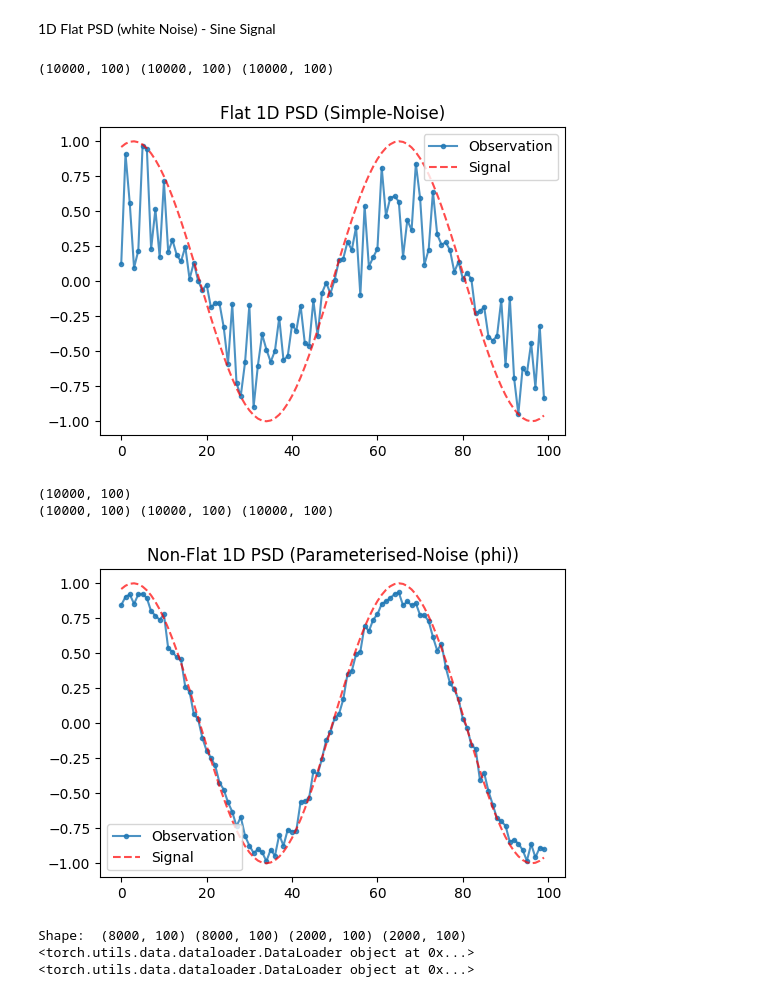
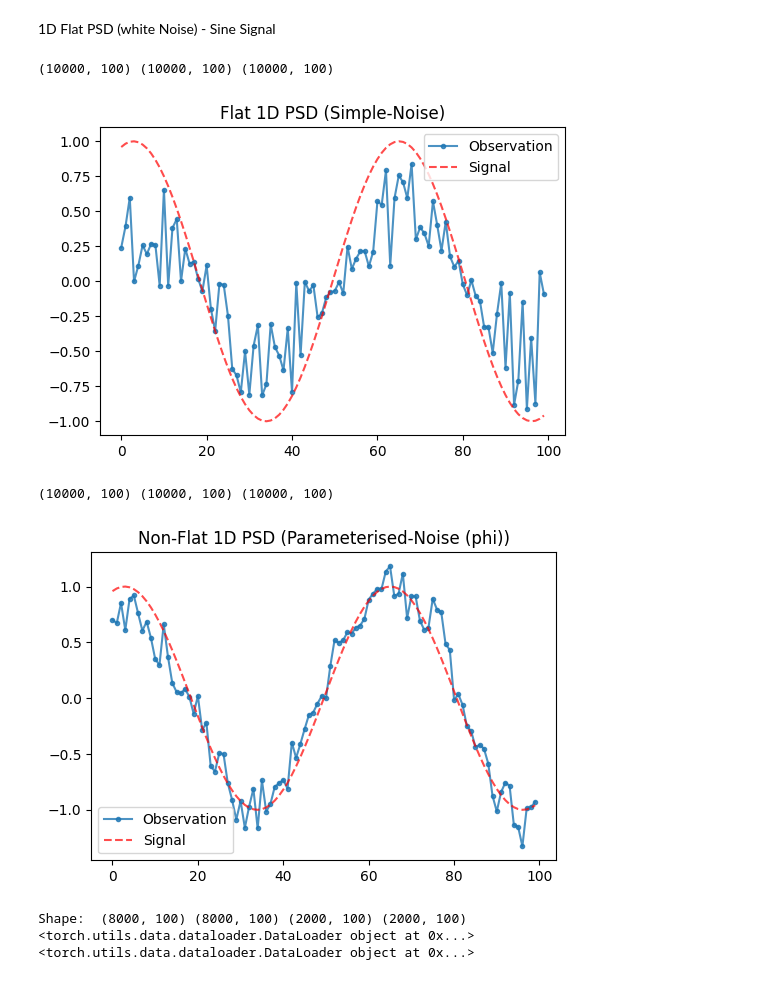
Before and after one commit to AlikMon88/Gibbs-Diff, a Jupyter notebook: unit_main_gibbs.ipynb, the cells around one changed output. Saved outputs shown, nothing was run; the diff lists cells and outputs as text; code cells hidden in the pictures.

```diff
--- a/unit_main_gibbs.ipynb
+++ b/unit_main_gibbs.ipynb
@@ -104,7 +104,7 @@ n_samples = 10000 ## num of samples
 n_depth = 100 ## sequence-length
 rn = random.randint(0, n_samples)
 
-observation, signal, noise = create_1d_data(n_samples=n_samples, n_depth=n_depth, phi = 1.0)
+observation, signal, noise = create_1d_data(n_samples=n_samples, n_depth=n_depth)
 print(observation.shape, signal.shape, noise.shape)
 
 plt.figure(figsize=(6, 4))
@@ -116,22 +116,21 @@ plt.legend()
 plt.show()
 # %% [output]
 (10000, 100) (10000, 100) (10000, 100)
-[figure, old version]
+[figure, new version]
 # %%
-observation, signal, noise = create_1d_data_colored(n_samples=n_samples, n_depth=n_depth, phi=1.0, decay=0.1, sigma=0.4)
+observation, signal, noise = create_1d_data_colored(n_samples=n_samples, n_depth=n_depth, phi=-1.0, decay=1.0, sigma=0.2)
 print(observation.shape, signal.shape, noise.shape)
 
 plt.figure(figsize=(6, 4))
 
 plt.plot(observation[rn], label="Observation", alpha=0.8, marker='.')
 plt.plot(signal[rn], label="Signal", linestyle="dashed", alpha=0.7, color = 'red')
 plt.title('Non-Flat 1D PSD (Parameterised-Noise (phi))')
 plt.legend()
 plt.show()
 # %% [output]
-(10000, 100)
 (10000, 100) (10000, 100) (10000, 100)
-[figure, old version]
+[figure, new version]
 # %%
 observation_train, observation_val, signal_train, signal_val = train_test_split(observation, signal, test_size = 1 - train_split, random_state=28)
 
```
Also changed, not shown: parts of 11 cells of this notebook, 5 other files.
